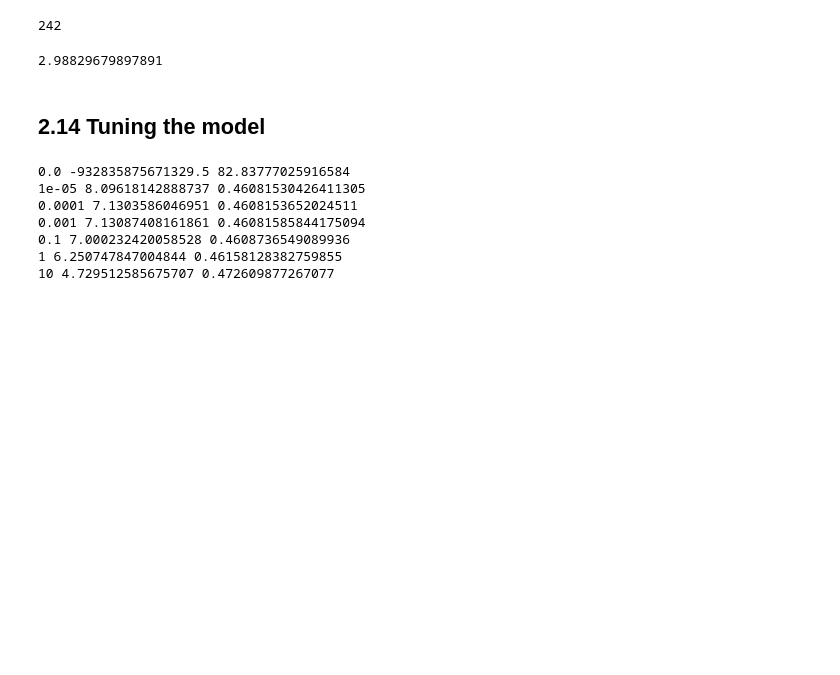
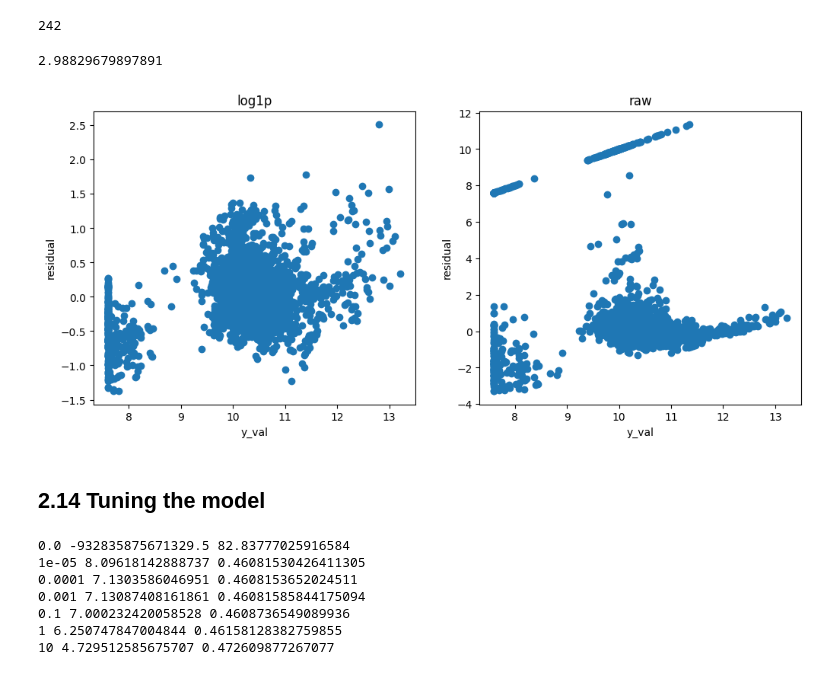
Before and after one commit to spencer18001/machine-learning-zoomcamp, a Jupyter notebook: 02/notebook.ipynb, the cells around one changed output. Cells and saved outputs as stored; diff of their text form; code cells hidden in the pictures; blank space fills up the shorter version.

```diff
--- a/02/notebook.ipynb
+++ b/02/notebook.ipynb
@@ -645,14 +645,37 @@ X_train = prepare_X(df_train)
 w0, w = train_linear_regression_reg(X_train, y_train_raw, r=0.01)
 
 X_val = prepare_X(df_val)
-y_pred = w0 + X_val.dot(w)
-print((y_pred<0).sum()) # 不做 log1p normalize 確實有點問題 # todo_spencer
-rmse(y_val, np.log1p(y_pred))
-y_pred[y_pred<0] = 0
-rmse(y_val, np.log1p(y_pred))
+y_pred_raw = w0 + X_val.dot(w)
+print((y_pred_raw<0).sum()) # 不做 log1p normalize 確實有點問題 # todo_spencer
+rmse(y_val, np.log1p(y_pred_raw))
+y_pred_raw[y_pred_raw<0] = 0
+rmse(y_val, np.log1p(y_pred_raw))
 # %% [output]
 242
 2.98829679897891
+# %%
+plt.figure(figsize=(12, 5))
+
+# log1p 後標籤的殘差
+plt.subplot(1, 2, 1)
+plt.scatter(y_val, y_val - y_pred)
+plt.title('log1p')
+plt.xlabel('y_val')
+plt.ylabel('residual')
+
+# 原始標籤的殘差
+plt.subplot(1, 2, 2)
+plt.scatter(y_val, y_val - np.log1p(y_pred_raw))
+plt.title('raw')
+plt.xlabel('y_val')
+plt.ylabel('residual')
+
+plt.show()
+# 感覺 log1p 後比較有線性關係
+# https://scikit-learn.org/stable/auto_examples/compose/plot_transformed_target.html
+# sklearn 也有提到但沒詳細說原因 # todo_spencer
+# %% [output]
+[figure, added]
 # %% [markdown]
 ## 2.14 Tuning the model
 # %%
```
